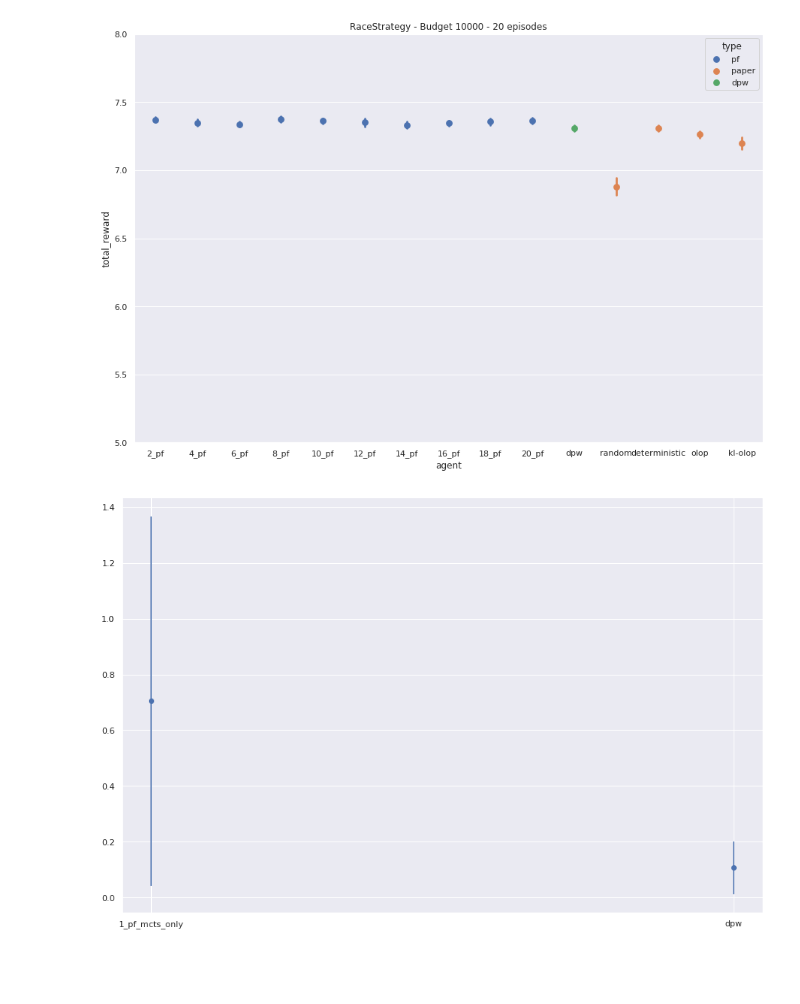
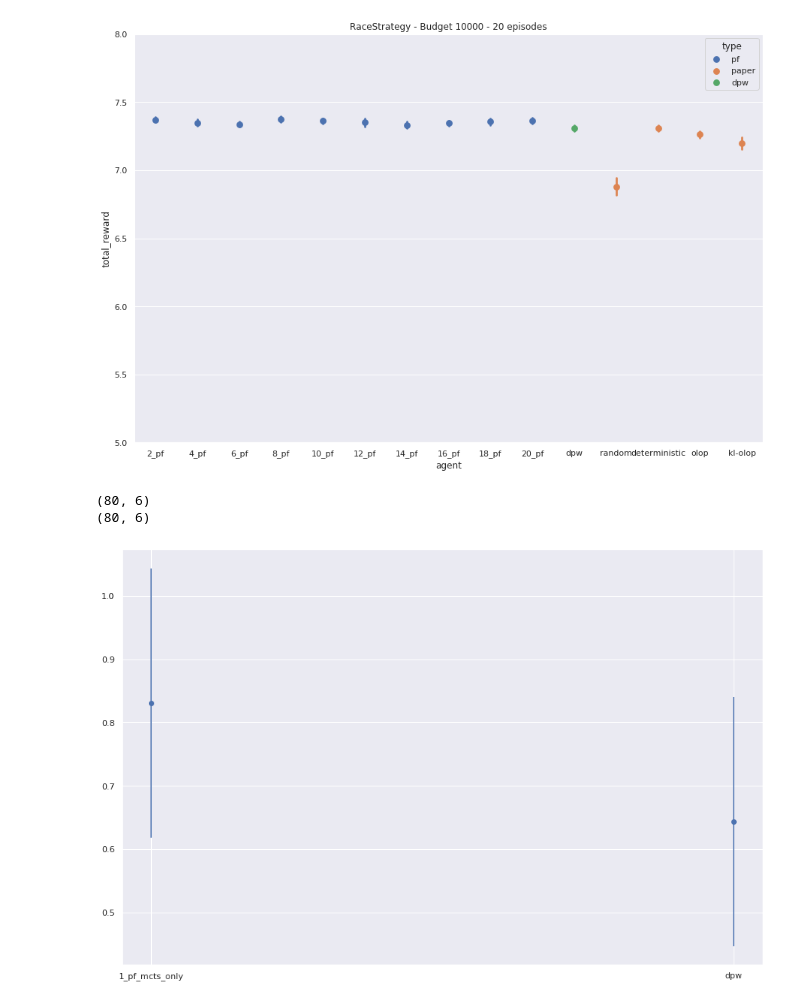
Before and after one commit to amarildolikmeta/alphazero_singleplayer, a Jupyter notebook: notebooks/Plot.ipynb, the cells around one changed output. Cells and saved outputs as stored; diff of their text form; code cells hidden in the pictures; blank space fills up the shorter version.

Commit message:
added exponential budget

```diff
--- a/notebooks/Plot.ipynb
+++ b/notebooks/Plot.ipynb
@@ -196,43 +196,47 @@ Saving total_reward plot to RaceStrategy/racestrategy_total_reward_10000.png
 [figure]
 # %%
 env = 'riverswim'
-budget = 1000
-df = pd.read_csv("{}/1_pf_mcts_only_RiverSwim-continuous_300000_data_exp_0.csv".format(env))
+budget = 600000
+sample_size = 20
+df = pd.read_csv("{}/1_pf_mcts_only_RiverSwim-continuous_600000_data_exp_0.csv".format(env))
 df['type'] = ["pf"]*df.shape[0]
 temp = pd.DataFrame(columns=df.columns)
 res = df.loc[df['agent'] == "1_pf_mcts_only"]
 temp = pd.concat([temp, res])
 df = temp
 #read dpw
-df_dpw = pd.read_csv("{}/dpw_mcts_only_RiverSwim-continuous_300000_data_exp_0.csv".format(env))
+df_dpw = pd.read_csv("{}/dpw_mcts_only_RiverSwim-continuous_600000_data_exp_0.csv".format(env))
 df_dpw['type'] = ["dpw"]*df_dpw.shape[0]
 df_dpw['agent'] = ["dpw"]*df_dpw.shape[0]
-df_dpw = df_dpw[:sample_size]
 
 df3 = pd.concat([df, df_dpw], ignore_index=True)
 df3 = df3.sort_values(by="agent")
 #plot the data
 sns.set(style="darkgrid")
 plt.figure(figsize=(15, 10))
 # plt
 # # plot = sns.pointplot(x="agent", y="total_reward", data=df3, hue="type", legend=False, join=False,
 # #                     order=["1_pf_mcts_only", "dpw",])
 # plot = sns.boxplot(x="agent", y="total_reward", data=df3, hue="type",
 #                     order=["1_pf_mcts_only", "dpw",])
 data = [y for _, y in df3.groupby('agent', as_index=False)]
 x = []
 y = []
 errors = []
 for d in data:
+    print(d.shape)
     x.append(d['agent'].to_numpy()[0])
     y.append(np.mean(d['total_reward'].to_numpy()))
     errors.append(np.std(d['total_reward'].to_numpy()) / np.sqrt(d.shape[0]))
+
 plt.errorbar(x, y, yerr=errors, fmt='o')
-plot.set_title("{} - Budget {} - {} episodes".format(env, budget, sample_size))
+# plt.set_title("{} - Budget {} - {} episodes".format(env, budget, sample_size))
 field_path = "{}/{}_total_reward_{}.png".format(env, env.lower(), budget)
 # plt.ylim((-1,2))
 
 # plot.get_figure().savefig(field_path, bbox_inches='tight')
 # print("Saving total_reward plot to {}".format(field_path))
 # %% [output]
+(80, 6)
+(80, 6)
-[figure, old version]
+[figure, new version]
```
Also changed, not shown: 7 other files.
